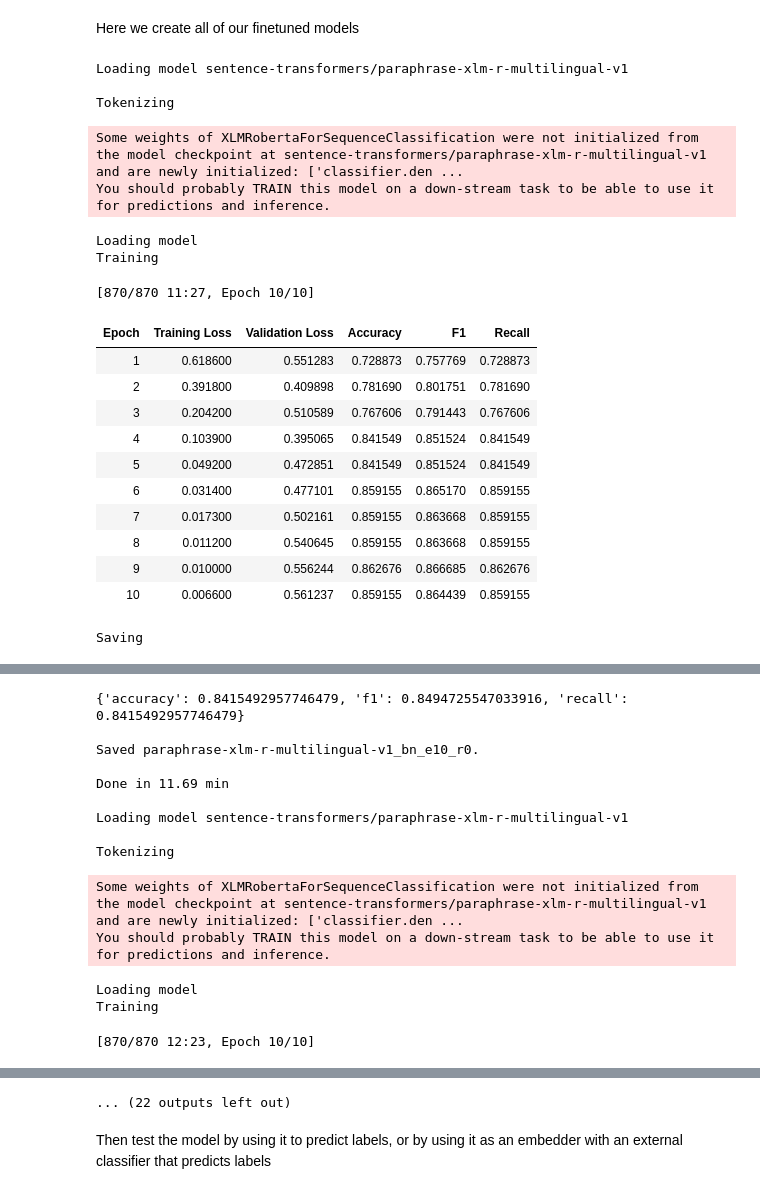
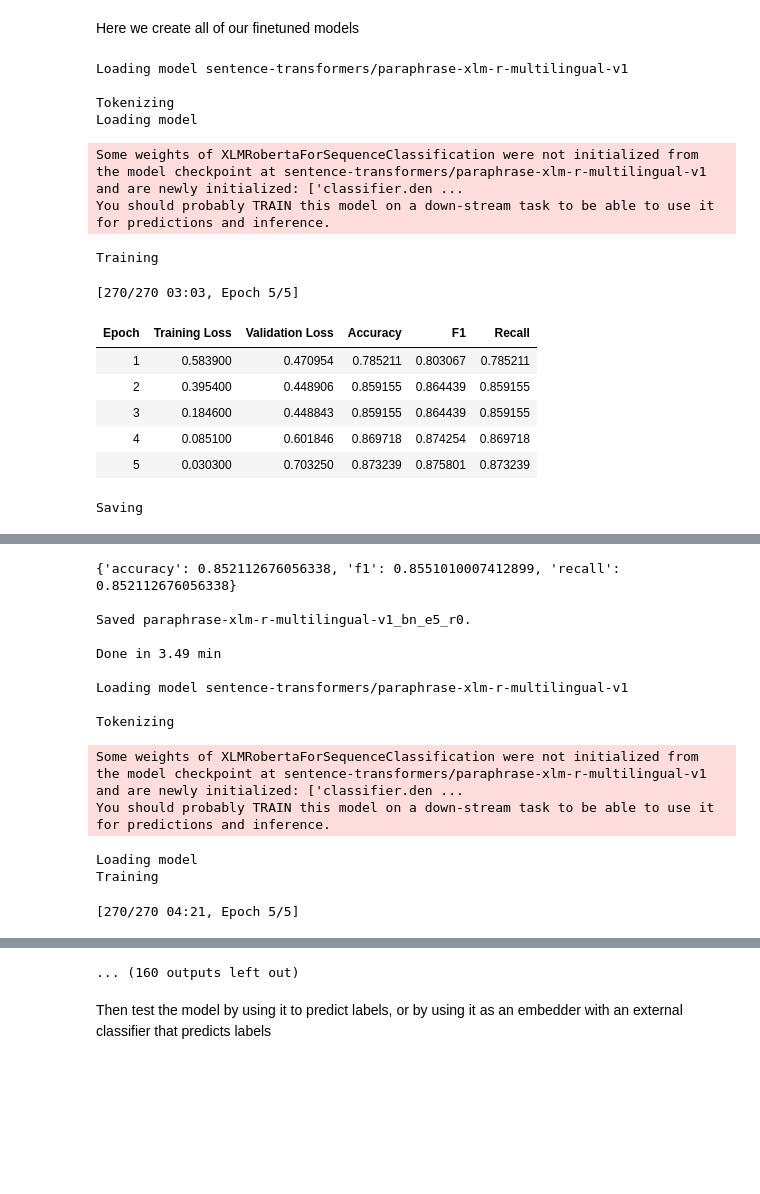
Before and after one commit to mawaskow/policy-classifier, a Jupyter notebook: finetuning.ipynb, the cells around one changed output, grey strips where cells are left out. Cells and saved outputs as stored; diff of their text form; code cells hidden in the pictures; blank space fills up the shorter version.

```diff
--- a/finetuning.ipynb
+++ b/finetuning.ipynb
@@ -302,63 +309,60 @@ Here we create all of our finetuned models
 # %%
 int2label_dct, label2int_dct = load_labelintdcts()
 metriclog = {}
-exps = [0,3,6,9]#[6]#
-ovs = True
+exps = range(10)#[0,3,6,9]#[6]#
 torch.cuda.empty_cache()
 gc.collect()
 for r in exps:
+    output_dir = cwd+"/outputs/fting_J_bn"
+    ovs = False
     bn_ds = DatasetDict.load_from_disk(f"{input_dir}/ds_{r}_bn")
-    mc_ds = DatasetDict.load_from_disk(f"{input_dir}/ds_{r}_mc")
     hyper = {
-        "epochs":10,
+        "epochs":5,
         "r":r,
-        "lr":5E-6,
+        "lr":2E-5,
         "batch_size":16
         }
     torch.cuda.empty_cache()
     gc.collect()
     metrics = finetune_roberta(bn_ds, int2label_dct["bn"], label2int_dct["bn"], "bn", model_name="sentence-transformers/paraphrase-xlm-r-multilingual-v1", dev='cuda', output_dir=output_dir, hyperparams=hyper, oversampling=ovs)
     metriclog[f'bn_{r}'] = metrics
-    '''
+for r in exps:
+    output_dir = cwd+"/outputs/fting_J_mc"
+    ovs = False
+    mc_ds = DatasetDict.load_from_disk(f"{input_dir}/ds_{r}_mc")
     hyper = {
         "epochs":15,
         "r":r,
         "lr":2E-5,
         "batch_size":16
         }
     torch.cuda.empty_cache()
     gc.collect()
     metrics = finetune_roberta(mc_ds, int2label_dct["mc"], label2int_dct["mc"], "mc", model_name="sentence-transformers/paraphrase-xlm-r-multilingual-v1", dev='cuda', output_dir=output_dir, hyperparams=hyper, oversampling=ovs)
     metriclog[f'mc_{r}'] = metrics
-    '''
 print(metriclog)
 # %% [output]
 Loading model sentence-transformers/paraphrase-xlm-r-multilingual-v1
 
 Tokenizing
+Loading model
 Some weights of XLMRobertaForSequenceClassification were not initialized from the model checkpoint at sentence-transformers/paraphrase-xlm-r-multilingual-v1 and are newly initialized: ['classifier.den ...
 You should probably TRAIN this model on a down-stream task to be able to use it for predictions and inference.
-Loading model
 Training
-[870/870 11:27, Epoch 10/10]
+[270/270 03:03, Epoch 5/5]
 | Epoch | Training Loss | Validation Loss | Accuracy | F1 | Recall |
-| 1 | 0.618600 | 0.551283 | 0.728873 | 0.757769 | 0.728873 |
-| 2 | 0.391800 | 0.409898 | 0.781690 | 0.801751 | 0.781690 |
-| 3 | 0.204200 | 0.510589 | 0.767606 | 0.791443 | 0.767606 |
-| 4 | 0.103900 | 0.395065 | 0.841549 | 0.851524 | 0.841549 |
-| 5 | 0.049200 | 0.472851 | 0.841549 | 0.851524 | 0.841549 |
-| 6 | 0.031400 | 0.477101 | 0.859155 | 0.865170 | 0.859155 |
-| 7 | 0.017300 | 0.502161 | 0.859155 | 0.863668 | 0.859155 |
-| 8 | 0.011200 | 0.540645 | 0.859155 | 0.863668 | 0.859155 |
-| 9 | 0.010000 | 0.556244 | 0.862676 | 0.866685 | 0.862676 |
-| 10 | 0.006600 | 0.561237 | 0.859155 | 0.864439 | 0.859155 |
+| 1 | 0.583900 | 0.470954 | 0.785211 | 0.803067 | 0.785211 |
+| 2 | 0.395400 | 0.448906 | 0.859155 | 0.864439 | 0.859155 |
+| 3 | 0.184600 | 0.448843 | 0.859155 | 0.864439 | 0.859155 |
+| 4 | 0.085100 | 0.601846 | 0.869718 | 0.874254 | 0.869718 |
+| 5 | 0.030300 | 0.703250 | 0.873239 | 0.875801 | 0.873239 |
 Saving
 [interactive output not drawn]
-{'accuracy': 0.8415492957746479, 'f1': 0.8494725547033916, 'recall': 0.8415492957746479}
+{'accuracy': 0.852112676056338, 'f1': 0.8551010007412899, 'recall': 0.852112676056338}
 
-Saved paraphrase-xlm-r-multilingual-v1_bn_e10_r0.
+Saved paraphrase-xlm-r-multilingual-v1_bn_e5_r0.
 
-Done in 11.69 min
+Done in 3.49 min
 
 Loading model sentence-transformers/paraphrase-xlm-r-multilingual-v1
 
@@ -367,5 +371,5 @@ Some weights of XLMRobertaForSequenceClassification were not initialized from th
 You should probably TRAIN this model on a down-stream task to be able to use it for predictions and inference.
 Loading model
 Training
-[870/870 12:23, Epoch 10/10]
+[270/270 04:21, Epoch 5/5]
 | Epoch | Training Loss | Validation Loss | Accuracy | F1 | Recall |
@@ -382,4 +381,4 @@ Training
-... (22 outputs left out)
+... (160 outputs left out)
 # %% [markdown]
 Then test the model by using it to predict labels, or by using it as an embedder with an external classifier that predicts labels
 # %%
```
Also changed, not shown: parts of 5 cells of this notebook, 3 other files.
